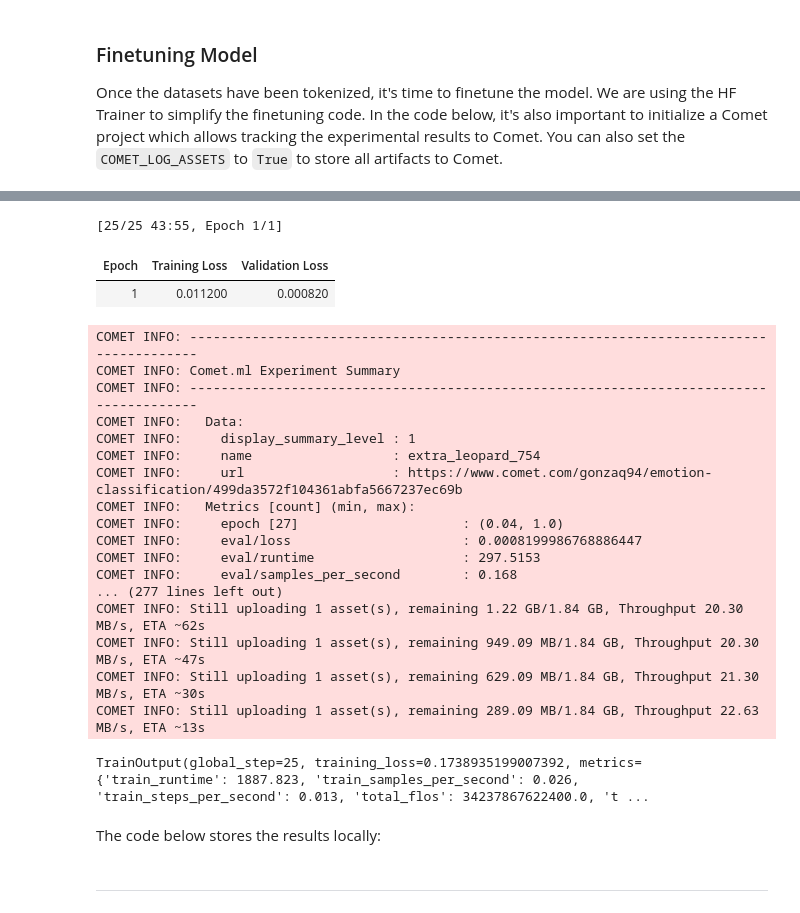
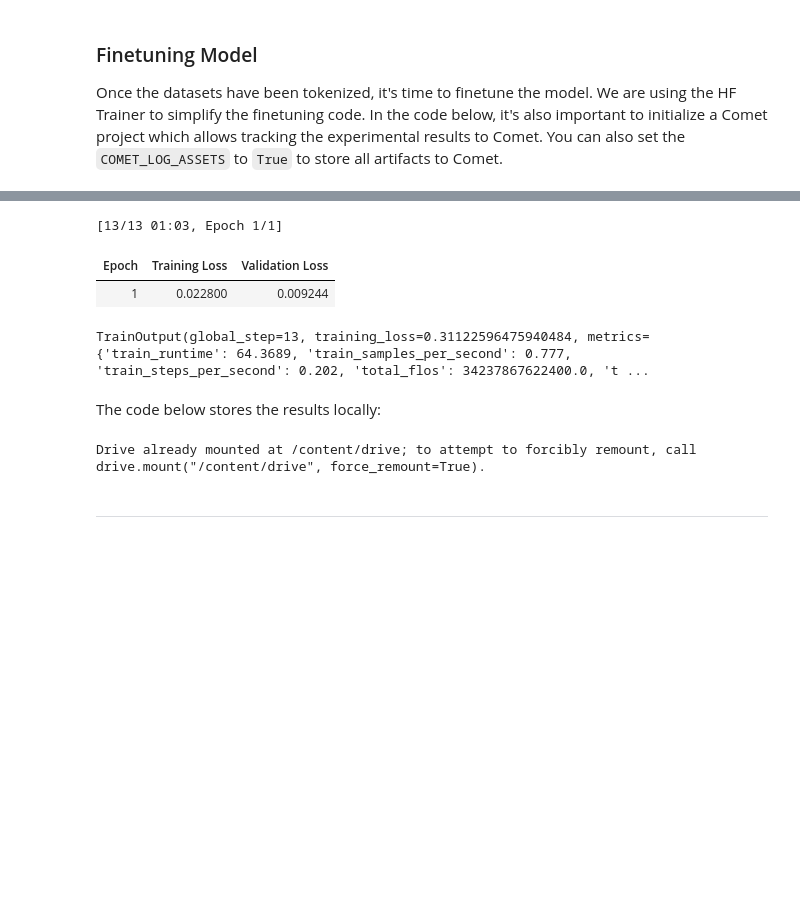
Before and after one commit to gonzaq94/llm_tutorials, a Jupyter notebook: notebooks/3_fine_tuning.ipynb, the cells around one changed output, grey strips where cells are left out. Drawn from its saved outputs; the diff is of its cells as text; code cells hidden in the pictures; blank space fills up the shorter version.

Commit message:
Fix model registering and deployment

```diff
--- a/notebooks/3_fine_tuning.ipynb
+++ b/notebooks/3_fine_tuning.ipynb
@@ -96,30 +99,35 @@ Special tokens have been added in the vocabulary, make sure the associated word
 
 Once the datasets have been tokenized, it's time to finetune the model. We are using the HF Trainer to simplify the finetuning code. In the code below, it's also important to initialize a Comet project which allows tracking the experimental results to Comet. You can also set the `COMET_LOG_ASSETS` to `True` to store all artifacts to Comet.
 # %%
-# initialize comet_ml
-comet_ml.init(project_name="emotion-classification")
+# set some hyperparameters and log them
+num_train_epochs = 1
+learning_rate = 1e-4
+weight_decay = 0.01
 
 # training an autoregressive language model from a pretrained checkpoint
 model = AutoModelForSeq2SeqLM.from_pretrained(model_checkpoint).to(device)
 
 # set this to log HF results and assets to Comet
 os.environ["COMET_LOG_ASSETS"] = "True"
+os.environ["COMET_WORKSPACE"] = "gonzaq94"
+os.environ["COMET_API_KEY"] = "70hdKpWAXsGBl956kbVxML85N"
+os.environ["COMET_PROJECT_NAME"] = "emotion-classification-2"
 
 # HF Trainer
 model_name = model_checkpoint.split("/")[-1]
 training_args = Seq2SeqTrainingArguments(
-    num_train_epochs=1,
+    num_train_epochs=num_train_epochs,
     output_dir="./results",
     overwrite_output_dir=True,
     logging_steps=1,
     evaluation_strategy = "epoch",
-    learning_rate=1e-4,
-    weight_decay=0.01,
+    learning_rate=learning_rate,
+    weight_decay=weight_decay,
     save_total_limit=5,
     save_steps=7,
-    auto_find_batch_size=False,
-    per_device_train_batch_size=2,
-    per_device_eval_batch_size=2
+    auto_find_batch_size=True
+    #per_device_train_batch_size=2,
+    #per_device_eval_batch_size=2
 )
 
 # instantiate HF Trainer
@@ -128,7 +136,7 @@ trainer = Seq2SeqTrainer(
     args=training_args,
     train_dataset=tokenized_datasets["train"],
     eval_dataset=tokenized_datasets["validation"],
-    tokenizer=tokenizer,
+    tokenizer=tokenizer
 )
 
 # run trainer
@@ -143,23 +146,6 @@ COMET INFO: Couldn't find a Git repository in '/content' nor in any parent direc
-[25/25 43:55, Epoch 1/1]
+[13/13 01:03, Epoch 1/1]
 | Epoch | Training Loss | Validation Loss |
-| 1 | 0.011200 | 0.000820 |
+| 1 | 0.022800 | 0.009244 |
-COMET INFO: ---------------------------------------------------------------------------------------
-COMET INFO: Comet.ml Experiment Summary
-COMET INFO: ---------------------------------------------------------------------------------------
-COMET INFO:   Data:
-COMET INFO:     display_summary_level : 1
-COMET INFO:     name                  : extra_leopard_754
-COMET INFO:     url                   : https://www.comet.com/gonzaq94/emotion-classification/499da3572f104361abfa5667237ec69b
-COMET INFO:   Metrics [count] (min, max):
-COMET INFO:     epoch [27]                     : (0.04, 1.0)
-COMET INFO:     eval/loss                      : 0.0008199986768886447
-COMET INFO:     eval/runtime                   : 297.5153
-COMET INFO:     eval/samples_per_second        : 0.168
-... (277 lines left out)
-COMET INFO: Still uploading 1 asset(s), remaining 1.22 GB/1.84 GB, Throughput 20.30 MB/s, ETA ~62s
-COMET INFO: Still uploading 1 asset(s), remaining 949.09 MB/1.84 GB, Throughput 20.30 MB/s, ETA ~47s
-COMET INFO: Still uploading 1 asset(s), remaining 629.09 MB/1.84 GB, Throughput 21.30 MB/s, ETA ~30s
-COMET INFO: Still uploading 1 asset(s), remaining 289.09 MB/1.84 GB, Throughput 22.63 MB/s, ETA ~13s
+TrainOutput(global_step=13, training_loss=0.31122596475940484, metrics={'train_runtime': 64.3689, 'train_samples_per_second': 0.777, 'train_steps_per_second': 0.202, 'total_flos': 34237867622400.0, 't ...
-TrainOutput(global_step=25, training_loss=0.1738935199007392, metrics={'train_runtime': 1887.823, 'train_samples_per_second': 0.026, 'train_steps_per_second': 0.013, 'total_flos': 34237867622400.0, 't ...
 # %% [markdown]
 The code below stores the results locally:
@@ -169,3 +152,11 @@ trainer.save_model("./results")
+# %%
+from google.colab import drive
+drive.mount('/content/drive')
+
+# save the model
+trainer.save_model(f'drive/MyDrive/LLM/models/t5_emotion_labelling.pt')
+# %% [output]
+Drive already mounted at /content/drive; to attempt to forcibly remount, call drive.mount("/content/drive", force_remount=True).
 # %% [markdown]
 ---
 # %% [markdown]
```
Also changed, not shown: parts of 6 cells of this notebook.
